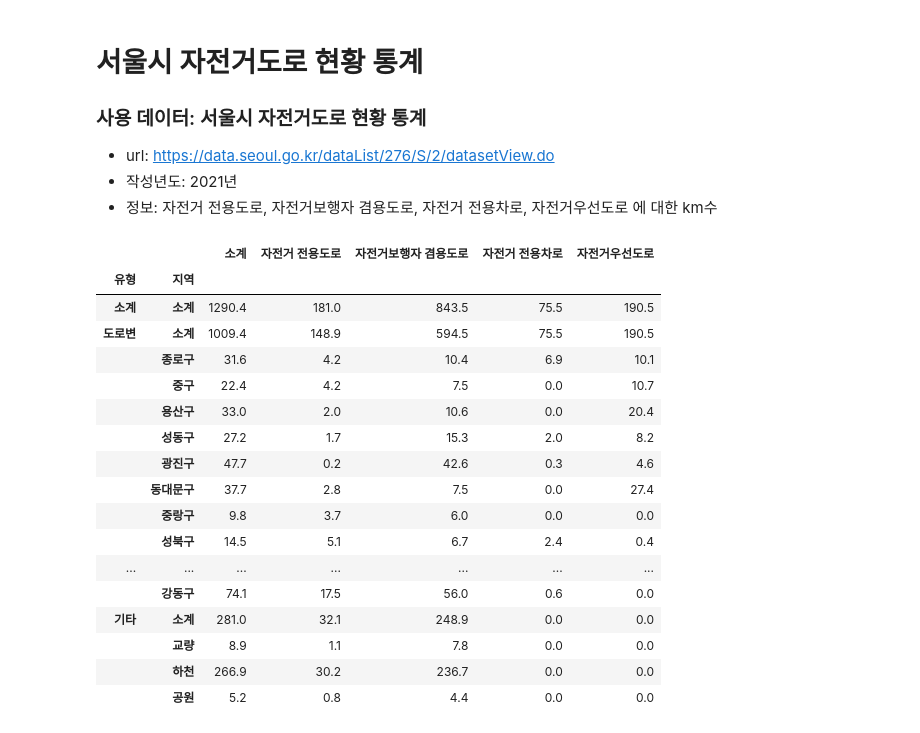
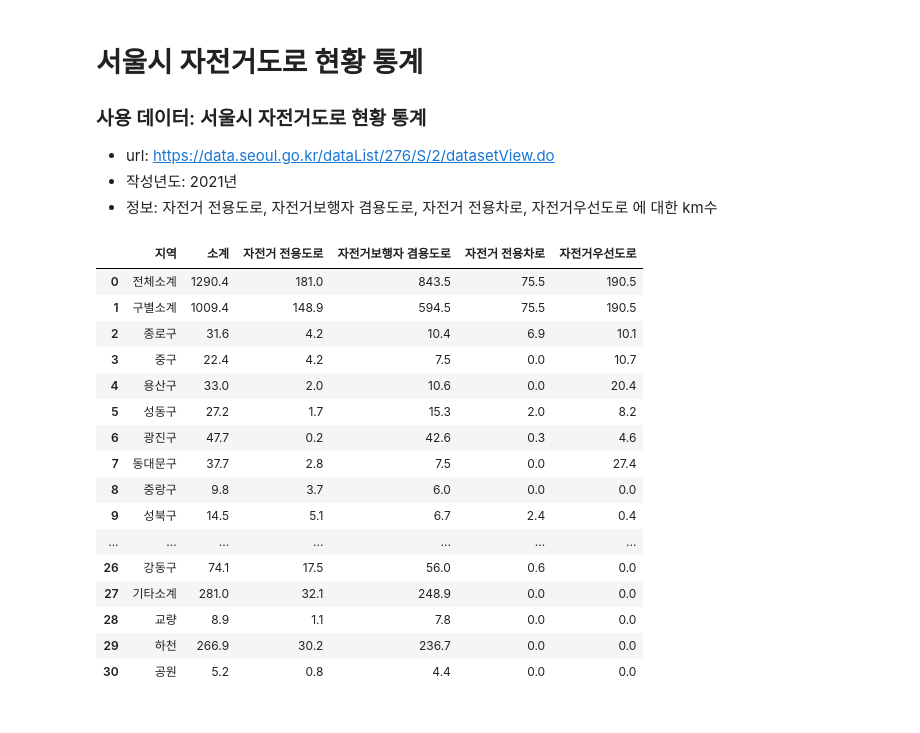
Before and after one commit to syshin0116/Dacon, a Jupyter notebook: 자전거도로/bike_road.ipynb, the cells around one changed output. Drawn from its saved outputs; the diff is of its cells as text; code cells hidden in the pictures.

```diff
--- a/자전거도로/bike_road.ipynb
+++ b/자전거도로/bike_road.ipynb
@@ -10,23 +14,22 @@ import numpy as np
 # %%
-df = pd.read_csv("자전거도로현황(2021).csv", header=[0], index_col=[0,1])
+df = pd.read_csv("자전거도로현황(2021).csv")
 df
 # %% [output]
-|  |  | 소계 | 자전거 전용도로 | 자전거보행자 겸용도로 | 자전거 전용차로 | 자전거우선도로 |
-| 유형 | 지역 |  |  |  |  |  |
-| 소계 | 소계 | 1290.4 | 181.0 | 843.5 | 75.5 | 190.5 |
-| 도로변 | 소계 | 1009.4 | 148.9 | 594.5 | 75.5 | 190.5 |
-|  | 종로구 | 31.6 | 4.2 | 10.4 | 6.9 | 10.1 |
-|  | 중구 | 22.4 | 4.2 | 7.5 | 0.0 | 10.7 |
-|  | 용산구 | 33.0 | 2.0 | 10.6 | 0.0 | 20.4 |
-|  | 성동구 | 27.2 | 1.7 | 15.3 | 2.0 | 8.2 |
-|  | 광진구 | 47.7 | 0.2 | 42.6 | 0.3 | 4.6 |
-|  | 동대문구 | 37.7 | 2.8 | 7.5 | 0.0 | 27.4 |
-|  | 중랑구 | 9.8 | 3.7 | 6.0 | 0.0 | 0.0 |
-|  | 성북구 | 14.5 | 5.1 | 6.7 | 2.4 | 0.4 |
+|  | 지역 | 소계 | 자전거 전용도로 | 자전거보행자 겸용도로 | 자전거 전용차로 | 자전거우선도로 |
+| 0 | 전체소계 | 1290.4 | 181.0 | 843.5 | 75.5 | 190.5 |
+| 1 | 구별소계 | 1009.4 | 148.9 | 594.5 | 75.5 | 190.5 |
+| 2 | 종로구 | 31.6 | 4.2 | 10.4 | 6.9 | 10.1 |
+| 3 | 중구 | 22.4 | 4.2 | 7.5 | 0.0 | 10.7 |
+| 4 | 용산구 | 33.0 | 2.0 | 10.6 | 0.0 | 20.4 |
+| 5 | 성동구 | 27.2 | 1.7 | 15.3 | 2.0 | 8.2 |
+| 6 | 광진구 | 47.7 | 0.2 | 42.6 | 0.3 | 4.6 |
+| 7 | 동대문구 | 37.7 | 2.8 | 7.5 | 0.0 | 27.4 |
+| 8 | 중랑구 | 9.8 | 3.7 | 6.0 | 0.0 | 0.0 |
+| 9 | 성북구 | 14.5 | 5.1 | 6.7 | 2.4 | 0.4 |
 | ... | ... | ... | ... | ... | ... | ... |
-|  | 강동구 | 74.1 | 17.5 | 56.0 | 0.6 | 0.0 |
-| 기타 | 소계 | 281.0 | 32.1 | 248.9 | 0.0 | 0.0 |
-|  | 교량 | 8.9 | 1.1 | 7.8 | 0.0 | 0.0 |
-|  | 하천 | 266.9 | 30.2 | 236.7 | 0.0 | 0.0 |
-|  | 공원 | 5.2 | 0.8 | 4.4 | 0.0 | 0.0 |
+| 26 | 강동구 | 74.1 | 17.5 | 56.0 | 0.6 | 0.0 |
+| 27 | 기타소계 | 281.0 | 32.1 | 248.9 | 0.0 | 0.0 |
+| 28 | 교량 | 8.9 | 1.1 | 7.8 | 0.0 | 0.0 |
+| 29 | 하천 | 266.9 | 30.2 | 236.7 | 0.0 | 0.0 |
+| 30 | 공원 | 5.2 | 0.8 | 4.4 | 0.0 | 0.0 |
 # %%
```
Also changed, not shown: parts of 7 cells of this notebook, 2 other files.
